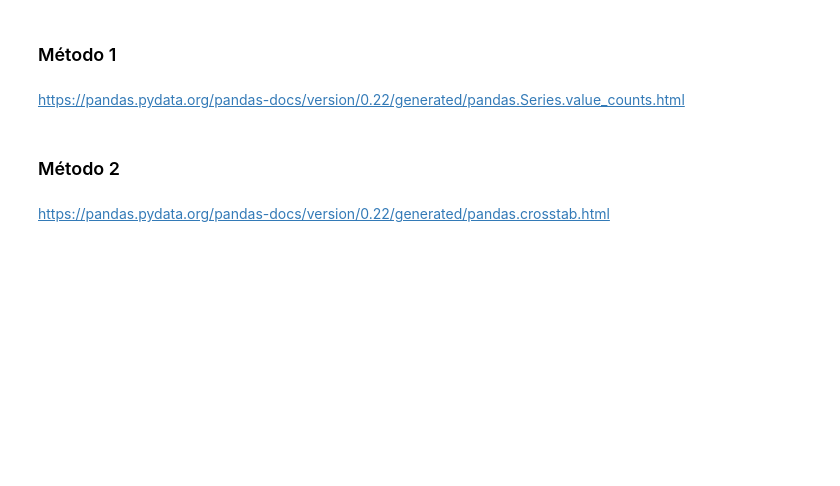
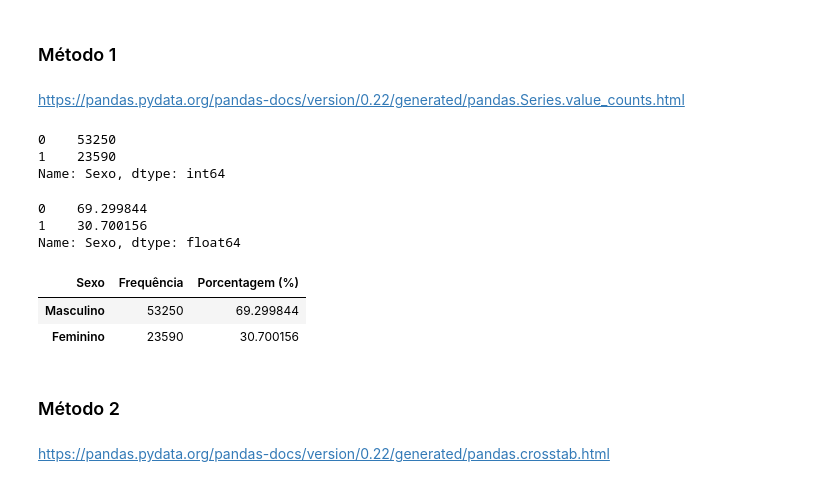
Before and after one commit to MarlonJerold/Estudos-Estatistica, a Jupyter notebook: Curso_de_Estatística_Parte_1.ipynb, the cells around one changed output. Saved outputs shown, nothing was run; the diff lists cells and outputs as text; code cells hidden in the pictures; blank space fills up the shorter version.

```diff
--- a/Curso_de_Estatística_Parte_1.ipynb
+++ b/Curso_de_Estatística_Parte_1.ipynb
@@ -130,3 +130,27 @@ O primeiro passo em um trabalho de análise é o conhecimento do comportamento d
 ### Método 1
 # %% [markdown]
 https://pandas.pydata.org/pandas-docs/version/0.22/generated/pandas.Series.value_counts.html
+# %%
+data['Sexo'].value_counts()
+# %% [output]
+0    53250
+1    23590
+Name: Sexo, dtype: int64
+# %%
+data['Sexo'].value_counts(normalize=True) * 100
+# %% [output]
+0    69.299844
+1    30.700156
+Name: Sexo, dtype: float64
+# %%
+frequencia = data['Sexo'].value_counts()
+# %%
+percentual = data['Sexo'].value_counts(normalize=True) * 100
+# %%
+dist_freq_qualitativas = pd.DataFrame({'Frequência': frequencia, 'Porcentagem (%)': percentual })
+# %%
+dist_freq_qualitativas
+# %% [output]
+| Sexo | Frequência | Porcentagem (%) |
+| Masculino | 53250 | 69.299844 |
+| Feminino | 23590 | 30.700156 |
```
Also changed, not shown: parts of 6 cells of this notebook.
